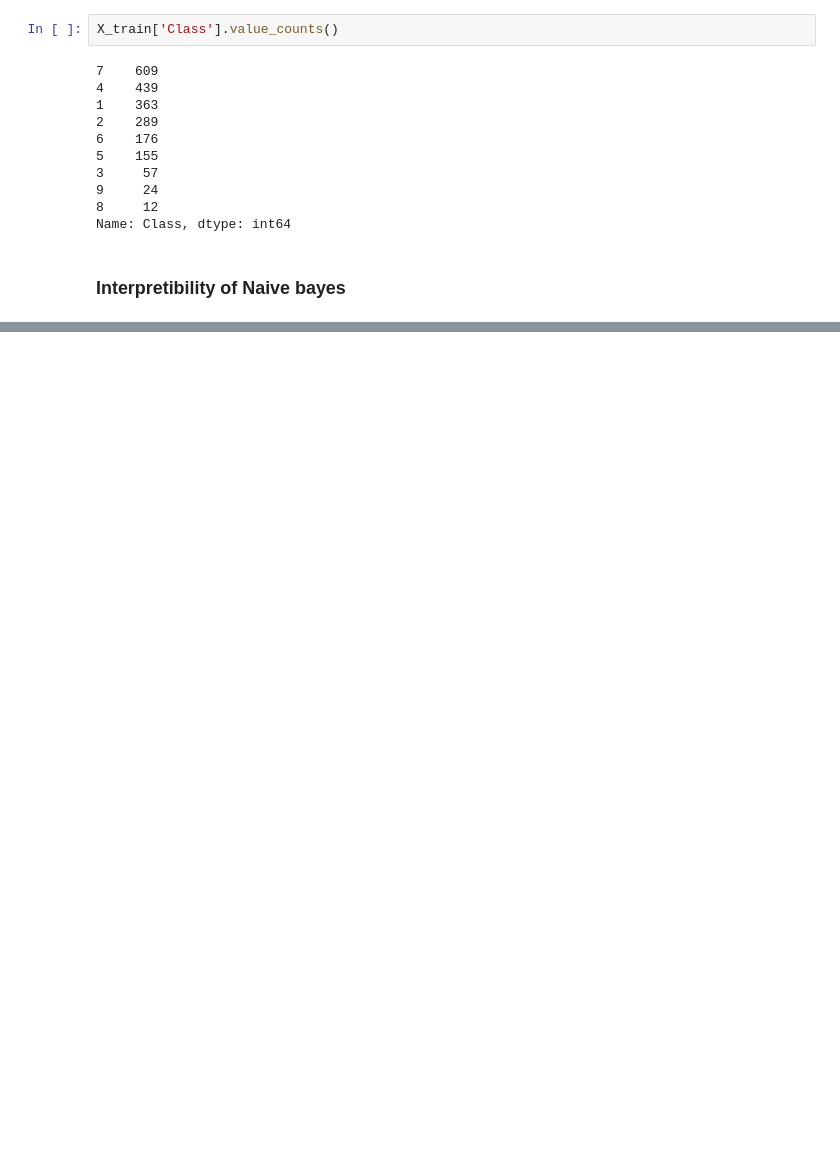
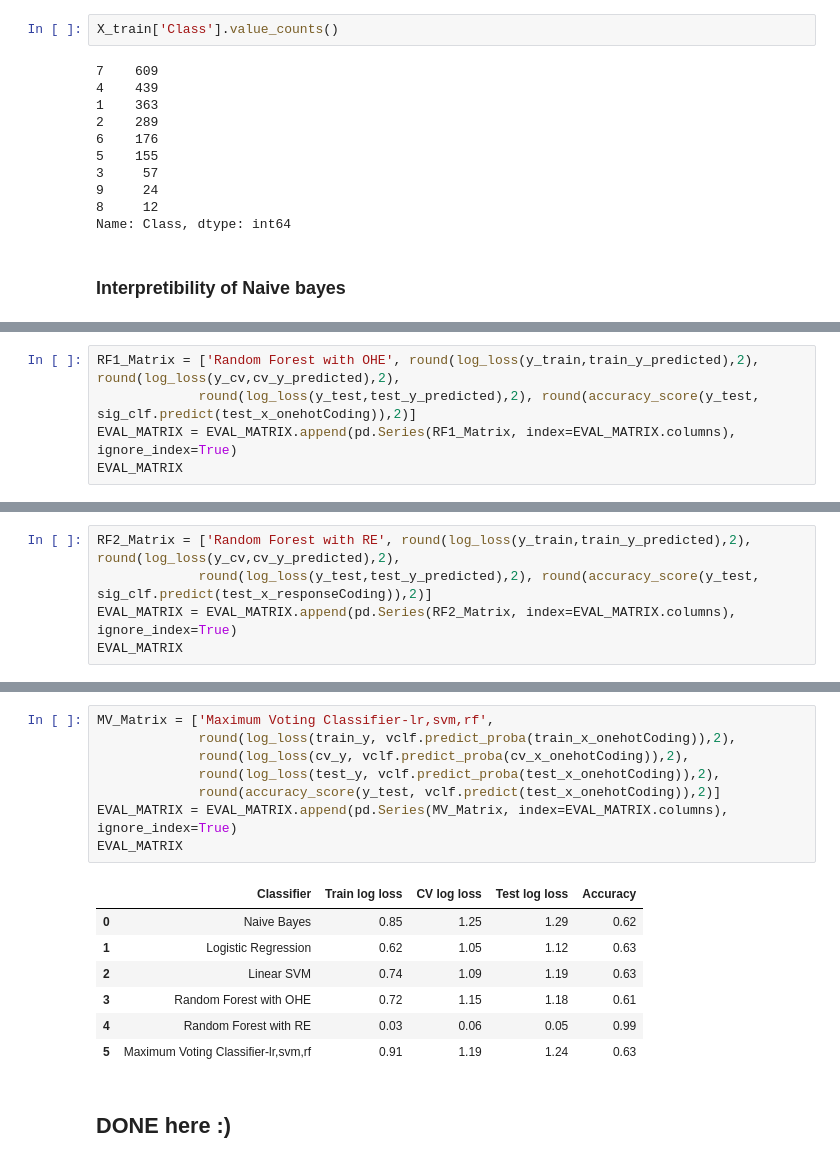
Before and after one commit to Akshaychikara/Personalized-Medicine-Redefining-Cancer-Treatment, a Jupyter notebook: MSK-CancerClassifierAutomation.ipynb, the cells around one changed output, grey strips where cells are left out. Cells and saved outputs as stored; diff of their text form; blank space fills up the shorter version.

```diff
--- a/MSK-CancerClassifierAutomation.ipynb
+++ b/MSK-CancerClassifierAutomation.ipynb
@@ -1221,0 +1434,5 @@ Out of the top  100  features  54 are present in query point
+# %%
+RF1_Matrix = ['Random Forest with OHE', round(log_loss(y_train,train_y_predicted),2), round(log_loss(y_cv,cv_y_predicted),2),
+             round(log_loss(y_test,test_y_predicted),2), round(accuracy_score(y_test, sig_clf.predict(test_x_onehotCoding)),2)]
+EVAL_MATRIX = EVAL_MATRIX.append(pd.Series(RF1_Matrix, index=EVAL_MATRIX.columns), ignore_index=True)
+EVAL_MATRIX
@@ -1221,0 +1493,5 @@ Out of the top  100  features  54 are present in query point
+# %%
+RF2_Matrix = ['Random Forest with RE', round(log_loss(y_train,train_y_predicted),2), round(log_loss(y_cv,cv_y_predicted),2),
+             round(log_loss(y_test,test_y_predicted),2), round(accuracy_score(y_test, sig_clf.predict(test_x_responseCoding)),2)]
+EVAL_MATRIX = EVAL_MATRIX.append(pd.Series(RF2_Matrix, index=EVAL_MATRIX.columns), ignore_index=True)
+EVAL_MATRIX
@@ -1221,0 +1541,18 @@ Out of the top  100  features  54 are present in query point
+# %%
+MV_Matrix = ['Maximum Voting Classifier-lr,svm,rf',
+             round(log_loss(train_y, vclf.predict_proba(train_x_onehotCoding)),2),
+             round(log_loss(cv_y, vclf.predict_proba(cv_x_onehotCoding)),2),
+             round(log_loss(test_y, vclf.predict_proba(test_x_onehotCoding)),2),
+             round(accuracy_score(y_test, vclf.predict(test_x_onehotCoding)),2)]
+EVAL_MATRIX = EVAL_MATRIX.append(pd.Series(MV_Matrix, index=EVAL_MATRIX.columns), ignore_index=True)
+EVAL_MATRIX
+# %% [output]
+|  | Classifier | Train log loss | CV log loss | Test log loss | Accuracy |
+| 0 | Naive Bayes | 0.85 | 1.25 | 1.29 | 0.62 |
+| 1 | Logistic Regression | 0.62 | 1.05 | 1.12 | 0.63 |
+| 2 | Linear SVM | 0.74 | 1.09 | 1.19 | 0.63 |
+| 3 | Random Forest with OHE | 0.72 | 1.15 | 1.18 | 0.61 |
+| 4 | Random Forest with RE | 0.03 | 0.06 | 0.05 | 0.99 |
+| 5 | Maximum Voting Classifier-lr,svm,rf | 0.91 | 1.19 | 1.24 | 0.63 |
+# %% [markdown]
+## DONE here :)
```
Also changed, not shown: parts of 57 cells of this notebook.
